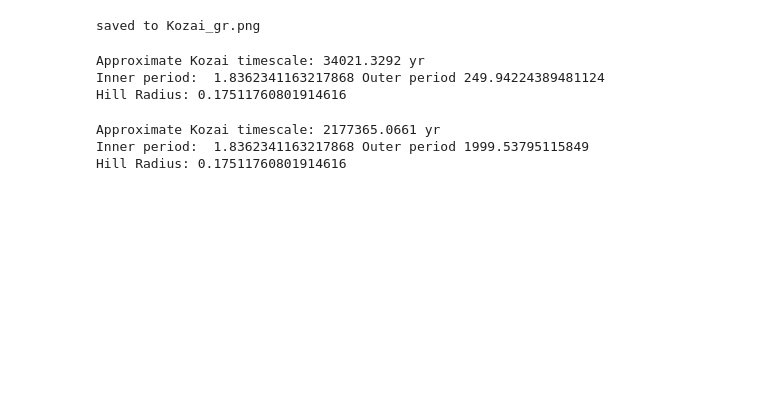
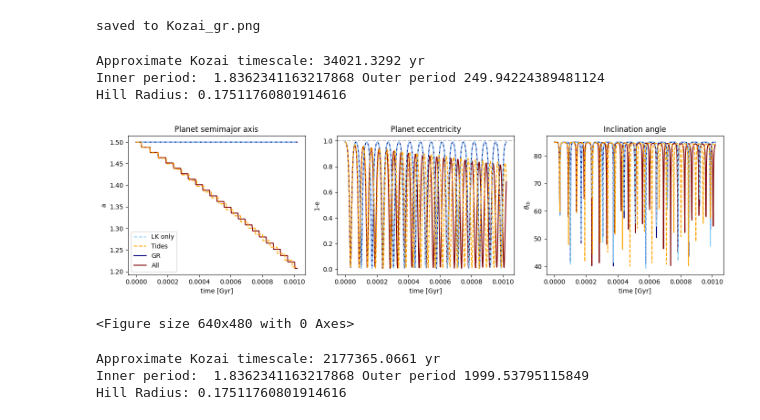
Before and after one commit to andrewcumming/phys633, a Jupyter notebook: Projects/HJ_migration.ipynb, the cells around one changed output. Saved outputs shown, nothing was run; the diff lists cells and outputs as text; code cells hidden in the pictures; blank space fills up the shorter version.

```diff
--- a/Projects/HJ_migration.ipynb
+++ b/Projects/HJ_migration.ipynb
@@ -293,34 +298,38 @@ axes[0].plot(times3/1e9, ap3, color ='navy', label='GR', zorder=0)
 axes[0].plot(times4/1e9, ap4, color ='maroon', label='All', zorder=1)
 axes[0].set_xlabel('time [Gyr]')
 axes[0].set_ylabel('a')
 axes[0].set_title('Planet semimajor axis')
 #axes[0].set_xscale('log')
 axes[0].legend()
 #axes[0].text(x=10e-5, y=0.2, s=f"Max e at t = {t_max/1e6:.3f} Myr")
 #axes[0].axvline(x=t_max/1e9, color='gray', alpha=0.5, linestyle='--')
 
 axes[1].plot(times1/1e9, 1-ep1,color ='lightskyblue', linestyle='--')
 axes[1].plot(times2/1e9, 1-ep2,color ='orange', linestyle='--')
 axes[1].plot(times3/1e9, 1-ep3,color ='navy', zorder=0)
 axes[1].plot(times4/1e9, 1-ep4,color ='maroon', zorder=1)
 axes[1].axhline(y=1, color='gray', alpha=0.5, linestyle='--')
 axes[1].set_xlabel('time [Gyr]')
 axes[1].set_ylabel('1-e')
 axes[1].set_title('Planet eccentricity')
 #axes[1].set_xscale('log')
 
 axes[2].plot(times1/1e9, np.degrees(inc1), color ='lightskyblue',linestyle='--')
 axes[2].plot(times2/1e9, np.degrees(inc2), color ='orange',linestyle='--')
 axes[2].plot(times3/1e9, np.degrees(inc3), color ='navy', zorder=0)
 axes[2].plot(times4/1e9, np.degrees(inc4), color ='maroon', zorder=1)
 axes[2].set_xlabel('time [Gyr]')
 axes[2].set_ylabel(r'$\theta_{lb}$')
 axes[2].set_title('Inclination angle')
 #axes[2].set_xscale('log')
 
-#plt.tight_layout()
+plt.tight_layout()
+plt.show()
 plt.savefig("combined_effects.png", dpi=200)
 plt.close(fig)
+# %% [output]
+[figure, added]
+<Figure size 640x480 with 0 Axes>
 # %%
 #200 AU and 50 AU comparison
 #all effects
```
Also changed, not shown: parts of 9 cells of this notebook.
